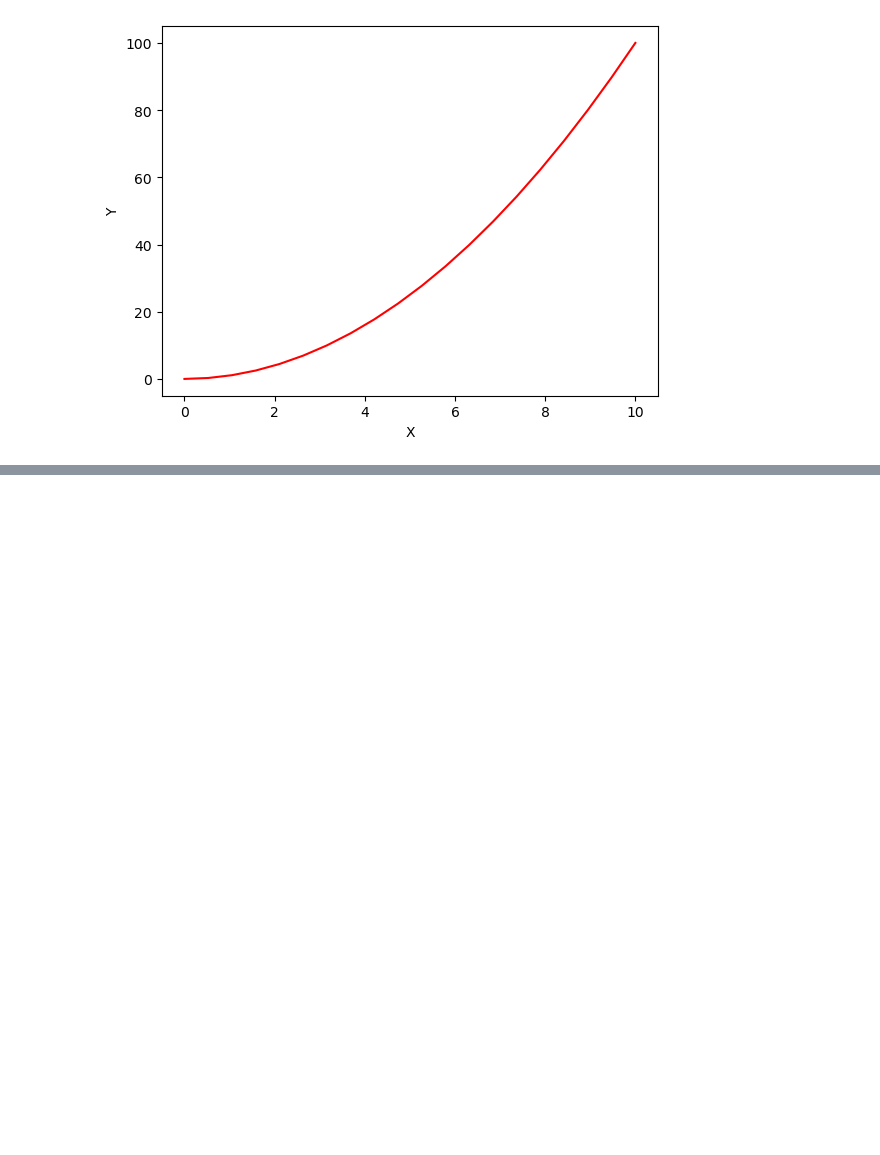
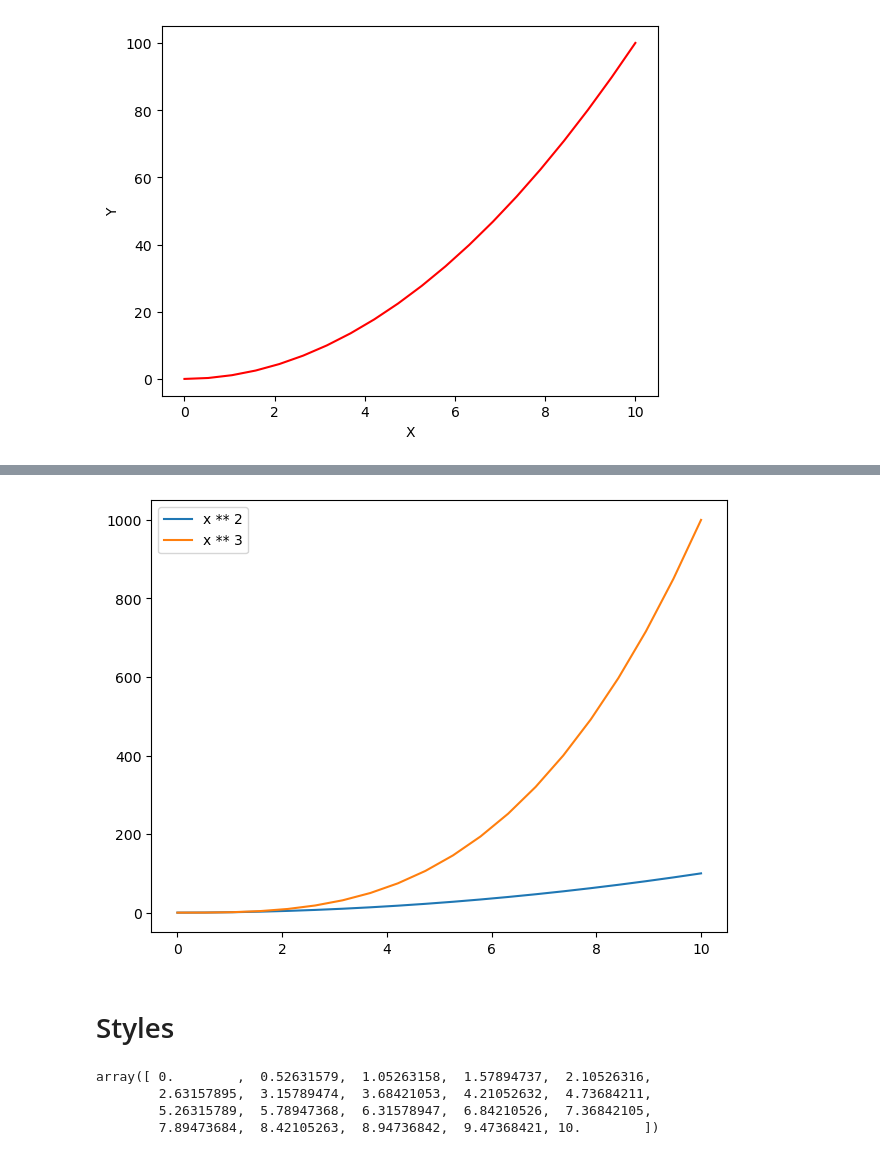
Before and after one commit to ensarakbas77/Veri-Bilimi-Makine-Ogrenmesi-100-Gunluk-Kamp, a Jupyter notebook: Matplotlib.ipynb, the cells around one changed output, grey strips where cells are left out. Drawn from its saved outputs; the diff is of its cells as text; code cells hidden in the pictures; blank space fills up the shorter version.

```diff
--- a/Matplotlib.ipynb
+++ b/Matplotlib.ipynb
@@ -43,0 +54,19 @@ plt.show()
+# %%
+new_fig = plt.figure(dpi=100) # dpi --> çözünürlük
+new_axes = new_fig.add_axes([0.1,0.1,0.9,0.9])
+new_axes.plot(x, x ** 2, label = "x ** 2")
+new_axes.plot(x, x ** 3, label = "x ** 3")
+new_axes.legend(loc=2)
+plt.show()
+# %% [output]
+[figure, added]
+# %% [markdown]
+# Styles
+# %%
+data1 = np.linspace(0,10,20)
+data1
+# %% [output]
+array([ 0.        ,  0.52631579,  1.05263158,  1.57894737,  2.10526316,
+        2.63157895,  3.15789474,  3.68421053,  4.21052632,  4.73684211,
+        5.26315789,  5.78947368,  6.31578947,  6.84210526,  7.36842105,
+        7.89473684,  8.42105263,  8.94736842,  9.47368421, 10.        ])
```
Also changed, not shown: parts of 8 cells of this notebook.
